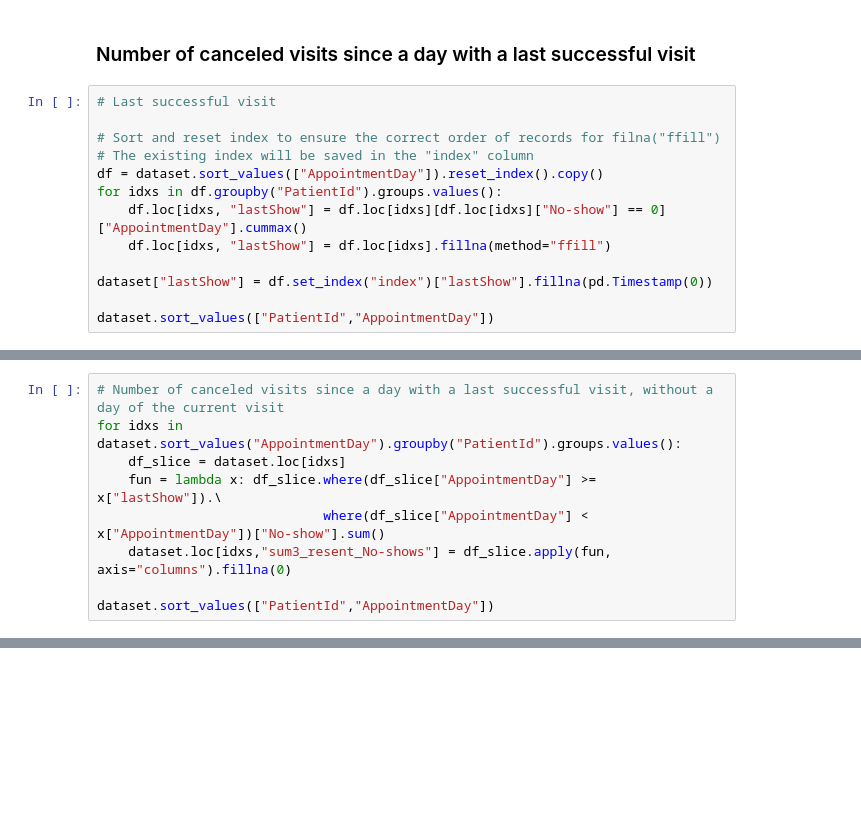
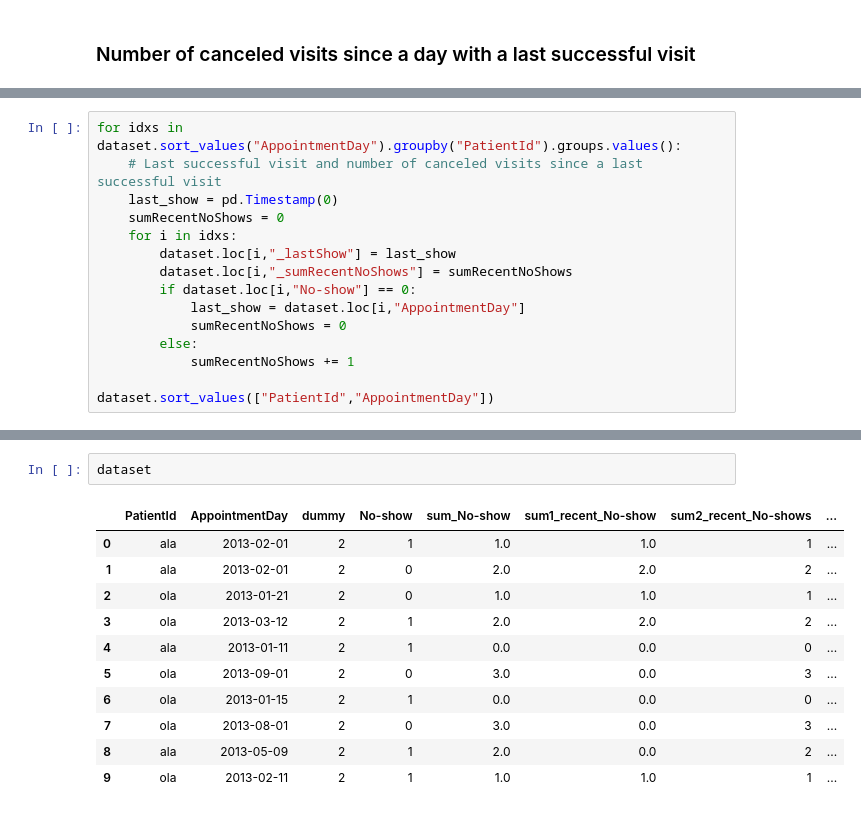
Before and after one commit to MalgoSt/PythonExercises, a Jupyter notebook: Canceled appointments (cumsum).ipynb, the cells around one changed output, grey strips where cells are left out. Drawn from its saved outputs; the diff is of its cells as text; blank space fills up the shorter version.

```diff
--- a/Canceled appointments (cumsum).ipynb
+++ b/Canceled appointments (cumsum).ipynb
@@ -117,16 +131,3 @@ dataset.sort_values(["PatientId","AppointmentDay"])
 | 5 | ola | 2013-09-01 | 2 | 0 | 3.0 | 0.0 | 3 |
 # %% [markdown]
 ### Number of canceled visits since a day with a last successful visit
-# %%
-# Last successful visit
-
-# Sort and reset index to ensure the correct order of records for filna("ffill")
-# The existing index will be saved in the "index" column
-df = dataset.sort_values(["AppointmentDay"]).reset_index().copy()
-for idxs in df.groupby("PatientId").groups.values():
-    df.loc[idxs, "lastShow"] = df.loc[idxs][df.loc[idxs]["No-show"] == 0]["AppointmentDay"].cummax()
-    df.loc[idxs, "lastShow"] = df.loc[idxs].fillna(method="ffill")
-
-dataset["lastShow"] = df.set_index("index")["lastShow"].fillna(pd.Timestamp(0))
-
-dataset.sort_values(["PatientId","AppointmentDay"])
@@ -145,9 +133,0 @@ dataset.sort_values(["PatientId","AppointmentDay"])
-# %%
-# Number of canceled visits since a day with a last successful visit, without a day of the current visit
-for idxs in dataset.sort_values("AppointmentDay").groupby("PatientId").groups.values():
-    df_slice = dataset.loc[idxs]
-    fun = lambda x: df_slice.where(df_slice["AppointmentDay"] >= x["lastShow"]).\
-                             where(df_slice["AppointmentDay"] <  x["AppointmentDay"])["No-show"].sum()
-    dataset.loc[idxs,"sum3_resent_No-shows"] = df_slice.apply(fun, axis="columns").fillna(0)
-
-dataset.sort_values(["PatientId","AppointmentDay"])
@@ -165,0 +134,15 @@ dataset.sort_values(["PatientId","AppointmentDay"])
+# %%
+for idxs in dataset.sort_values("AppointmentDay").groupby("PatientId").groups.values():
+    # Last successful visit and number of canceled visits since a last successful visit
+    last_show = pd.Timestamp(0)
+    sumRecentNoShows = 0
+    for i in idxs:
+        dataset.loc[i,"_lastShow"] = last_show
+        dataset.loc[i,"_sumRecentNoShows"] = sumRecentNoShows
+        if dataset.loc[i,"No-show"] == 0:
+            last_show = dataset.loc[i,"AppointmentDay"]
+            sumRecentNoShows = 0
+        else:
+            sumRecentNoShows += 1
+
+dataset.sort_values(["PatientId","AppointmentDay"])
@@ -165,0 +161,14 @@ dataset.sort_values(["PatientId","AppointmentDay"])
+# %%
+dataset
+# %% [output]
+|  | PatientId | AppointmentDay | dummy | No-show | sum_No-show | sum1_recent_No-show | sum2_recent_No-shows | ... |
+| 0 | ala | 2013-02-01 | 2 | 1 | 1.0 | 1.0 | 1 | ... |
+| 1 | ala | 2013-02-01 | 2 | 0 | 2.0 | 2.0 | 2 | ... |
+| 2 | ola | 2013-01-21 | 2 | 0 | 1.0 | 1.0 | 1 | ... |
+| 3 | ola | 2013-03-12 | 2 | 1 | 2.0 | 2.0 | 2 | ... |
+| 4 | ala | 2013-01-11 | 2 | 1 | 0.0 | 0.0 | 0 | ... |
+| 5 | ola | 2013-09-01 | 2 | 0 | 3.0 | 0.0 | 3 | ... |
+| 6 | ola | 2013-01-15 | 2 | 1 | 0.0 | 0.0 | 0 | ... |
+| 7 | ola | 2013-08-01 | 2 | 0 | 3.0 | 0.0 | 3 | ... |
+| 8 | ala | 2013-05-09 | 2 | 1 | 2.0 | 0.0 | 2 | ... |
+| 9 | ola | 2013-02-11 | 2 | 1 | 1.0 | 1.0 | 1 | ... |
```
Also changed, not shown: parts of 5 cells of this notebook.
